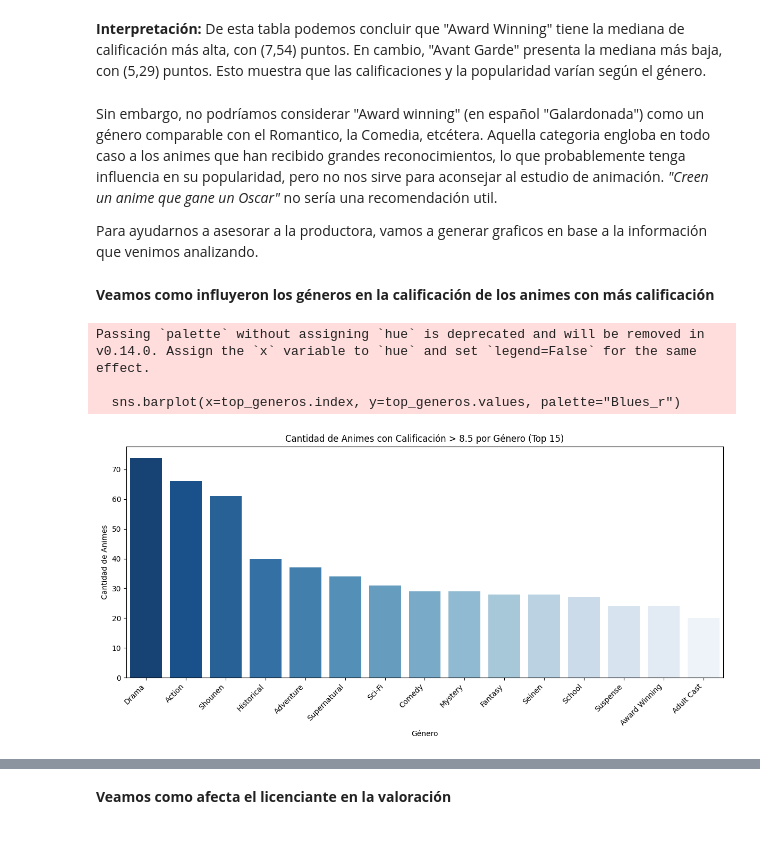
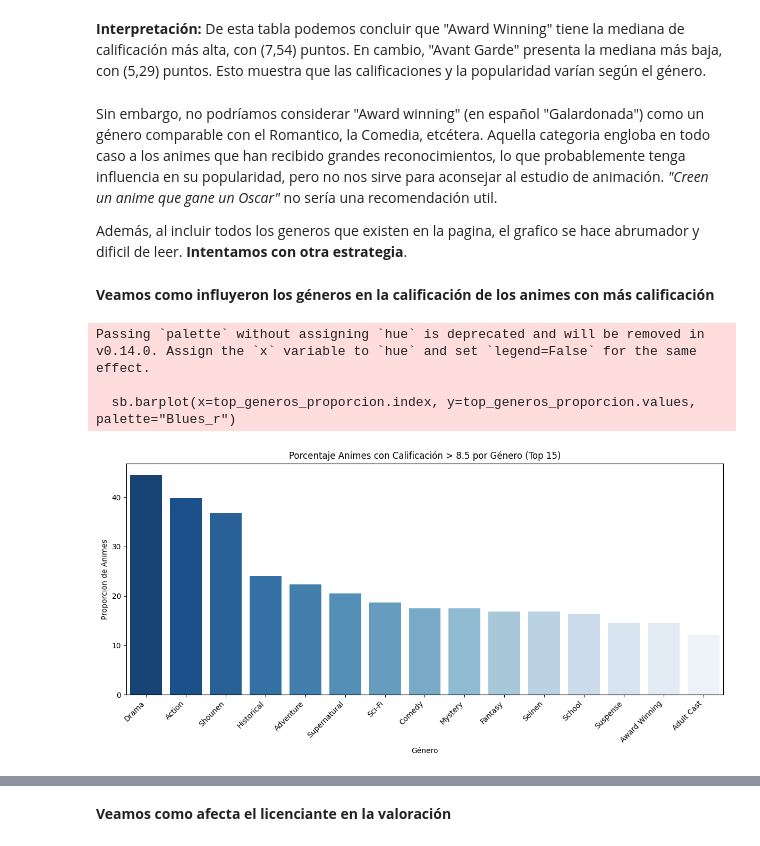
Before and after one commit to bondiolandia/TP_Laboratorio_de_M-todos_Cuantitativos_2026, a Jupyter notebook: notebook_Evolucion_del_Anime.ipynb, the cells around one changed output, grey strips where cells are left out. Saved outputs shown, nothing was run; the diff lists cells and outputs as text; code cells hidden in the pictures.

```diff
--- a/notebook_Evolucion_del_Anime.ipynb
+++ b/notebook_Evolucion_del_Anime.ipynb
@@ -203,7 +190,0 @@ plt.show()
-# %%
-import kagglehub as kg #Importamos la libreria kagglehub, que es el formato en el que estan los datos.
-from kagglehub import KaggleDatasetAdapter #Importamos un adaptador de kaggle que permite convertir el conjunto de datos a un formato en especifico.
-import pandas as pd #Importamos pandas, para trabajar con Dataframe.
-
-camino = "anime-dataset-2026.csv" #El camino para llegar al archivo.
-Datos = kg.dataset_load(KaggleDatasetAdapter.PANDAS,"darkbarrierhub/anime-dataset-2026",camino) #El codigo encuentra el archivo con los datos siguiendo el camino y lo convierte en un formato Dataframe de pandas.
@@ -532,34 +526,30 @@ plt.show()
 # %% [markdown]
 Sin embargo, no podríamos considerar "Award winning" (en español "Galardonada") como un género comparable con el Romantico, la Comedia, etcétera. Aquella categoria engloba en todo caso a los animes que han recibido grandes reconocimientos, lo que probablemente tenga influencia en su popularidad, pero no nos sirve para aconsejar al estudio de animación. *"Creen un anime que gane un Oscar"* no sería una recomendación util.
 
-Para ayudarnos a asesorar a la productora, vamos a generar graficos en base a la información que venimos analizando.
+Además, al incluir todos los generos que existen en la pagina, el grafico se hace abrumador y dificil de leer. **Intentamos con otra estrategia**.
 # %% [markdown]
 **Veamos como influyeron los géneros en la calificación de los animes con más calificación**
 # %%
-import pandas as pd
-import matplotlib.pyplot as plt
-import seaborn as sns
+animes_excelentes = anime[anime["Score"] > 8.5].copy()  #filtramos por calificacion >8,5 (sobre el DF limpio `anime`, donde Score ya es numerico)
 
-
-anime["Score"] = pd.to_numeric(anime["Score"], errors="coerce") #aseguramos score numerico
-
-animes_excelentes = anime[anime["Score"] > 8.5].copy()  #filtramos por calificacion >8,5
-
-generos_df = animes_excelentes.assign(Genres=animes_excelentes["Genres"].str.split(", ")).explode("Genres") #separamos por fila para analizarlo individ
+generos_df = generos[generos["Score"] > 8.5] #reutilizamos `generos` (un genero por fila, creado en la parte 3.3)
+total_excelentes_unicos = len(animes_excelentes)        # Definimos explícitamente el total de animes únicos para la proporción
 
 top_generos = generos_df["Genres"].value_counts().head(15) #Los contamos
+top_generos_proporcion = (top_generos / total_excelentes_unicos) * 100 #hacemos la proporcion
 
 plt.figure(figsize=(12, 6)) #graficamos
-sns.barplot(x=top_generos.index, y=top_generos.values, palette="Blues_r")
+sb.barplot(x=top_generos_proporcion.index, y=top_generos_proporcion.values, palette="Blues_r")
 
-plt.title("Cantidad de Animes con Calificación > 8.5 por Género (Top 15)")
+plt.title("Porcentaje Animes con Calificación > 8.5 por Género (Top 15)")
 plt.xlabel("Género")
-plt.ylabel("Cantidad de Animes")
+plt.ylabel("Proporcion de Animes")
 plt.xticks(rotation=45, ha="right")
 plt.tight_layout()
+plt.savefig("Calificacion_por_genero.png", dpi=150)
 plt.show()
 # %% [output]
 Passing `palette` without assigning `hue` is deprecated and will be removed in v0.14.0. Assign the `x` variable to `hue` and set `legend=False` for the same effect.
 
-  sns.barplot(x=top_generos.index, y=top_generos.values, palette="Blues_r")
+  sb.barplot(x=top_generos_proporcion.index, y=top_generos_proporcion.values, palette="Blues_r")
-[figure, old version]
+[figure, new version]
```
Also changed, not shown: parts of 30 cells of this notebook.
